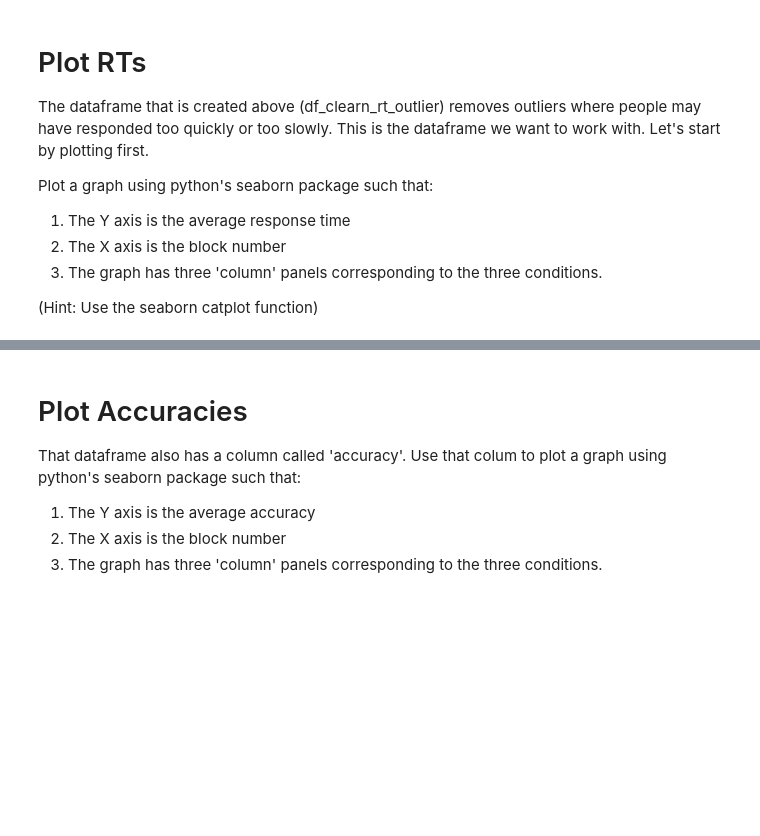
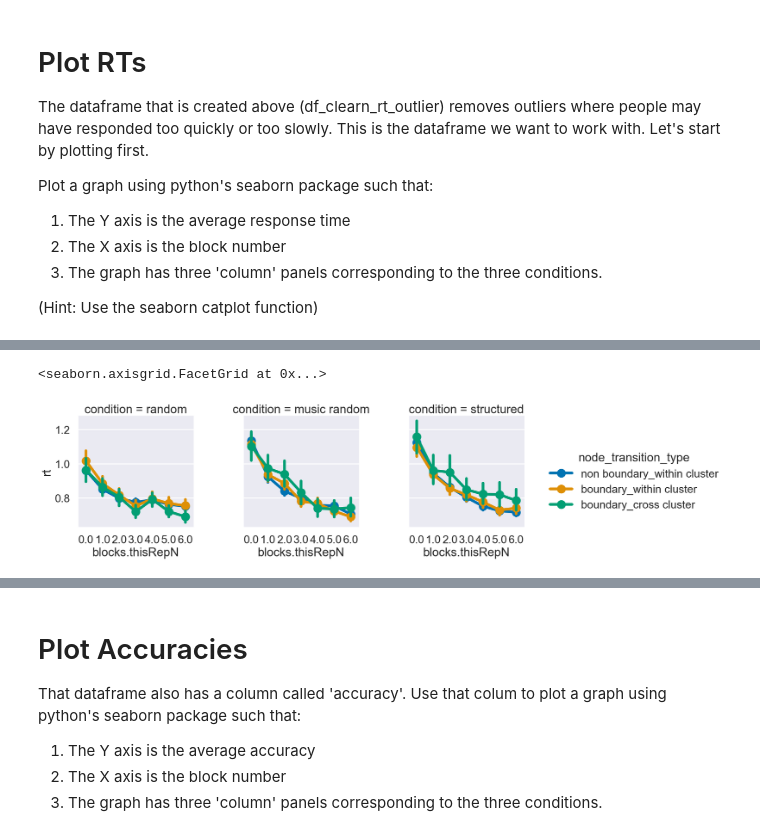
Before and after one commit to tejas-savalia/eb_music, a Jupyter notebook: analysis_sandbox.ipynb, the cells around one changed output, grey strips where cells are left out. Drawn from its saved outputs; the diff is of its cells as text; code cells hidden in the pictures; blank space fills up the shorter version.

```diff
--- a/analysis_sandbox.ipynb
+++ b/analysis_sandbox.ipynb
@@ -180,0 +252,7 @@ sns.catplot(data=df_clean_rt_outlier, y='rt', x='blocks.thisRepN', hue='node_tra
+# %%
+sns.catplot(data=df_clean_rt_outlier, y='rt', x='blocks.thisRepN', hue='node_transition_type', row=None, col='condition',
+            kind='point', margin_titles=True, estimator='mean', seed=42,
+           palette=sns.color_palette("colorblind"))
+# %% [output]
+<seaborn.axisgrid.FacetGrid at 0x...>
+[figure, added]
```
Also changed, not shown: parts of 22 cells of this notebook, 3 other files.
